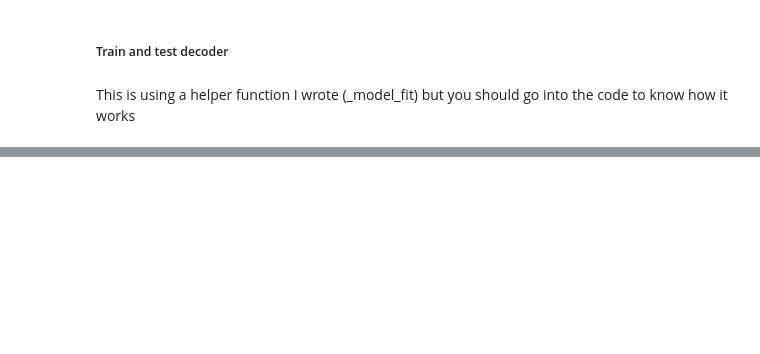
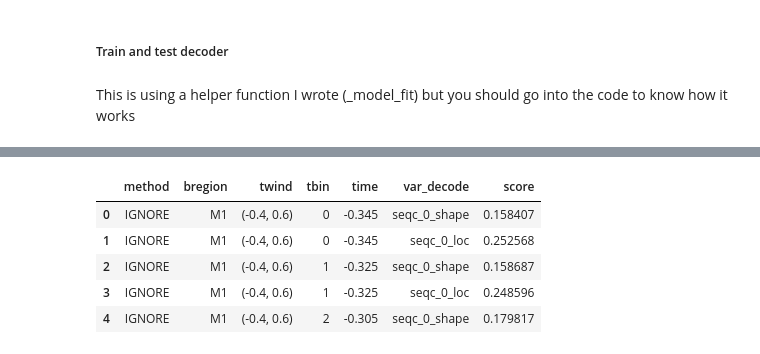
Before and after one commit to lucast4/neuralmonkey, a Jupyter notebook: neuralmonkey/notebooks_tutorials/240205_xuan_project_skeleton_code.ipynb, the cells around one changed output, grey strips where cells are left out. Saved outputs shown, nothing was run; the diff lists cells and outputs as text; code cells hidden in the pictures; blank space fills up the shorter version.

```diff
--- a/neuralmonkey/notebooks_tutorials/240205_xuan_project_skeleton_code.ipynb
+++ b/neuralmonkey/notebooks_tutorials/240205_xuan_project_skeleton_code.ipynb
@@ -304,0 +335,9 @@ for br in list_br:
+# %%
+dfres[:5]
+# %% [output]
+|  | method | bregion | twind | tbin | time | var_decode | score |
+| 0 | IGNORE | M1 | (-0.4, 0.6) | 0 | -0.345 | seqc_0_shape | 0.158407 |
+| 1 | IGNORE | M1 | (-0.4, 0.6) | 0 | -0.345 | seqc_0_loc | 0.252568 |
+| 2 | IGNORE | M1 | (-0.4, 0.6) | 1 | -0.325 | seqc_0_shape | 0.158687 |
+| 3 | IGNORE | M1 | (-0.4, 0.6) | 1 | -0.325 | seqc_0_loc | 0.248596 |
+| 4 | IGNORE | M1 | (-0.4, 0.6) | 2 | -0.305 | seqc_0_shape | 0.179817 |
```
Also changed, not shown: parts of 34 cells of this notebook, 6 other files.
